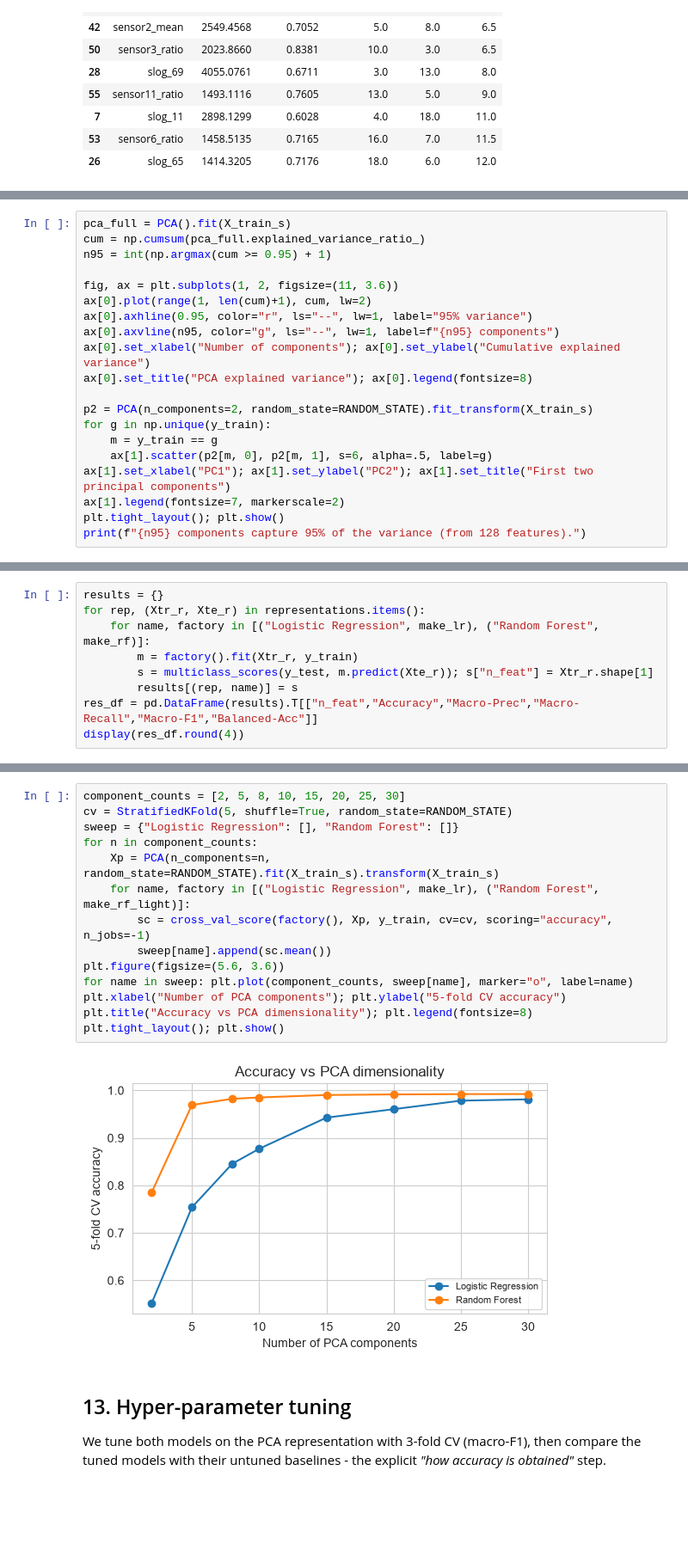
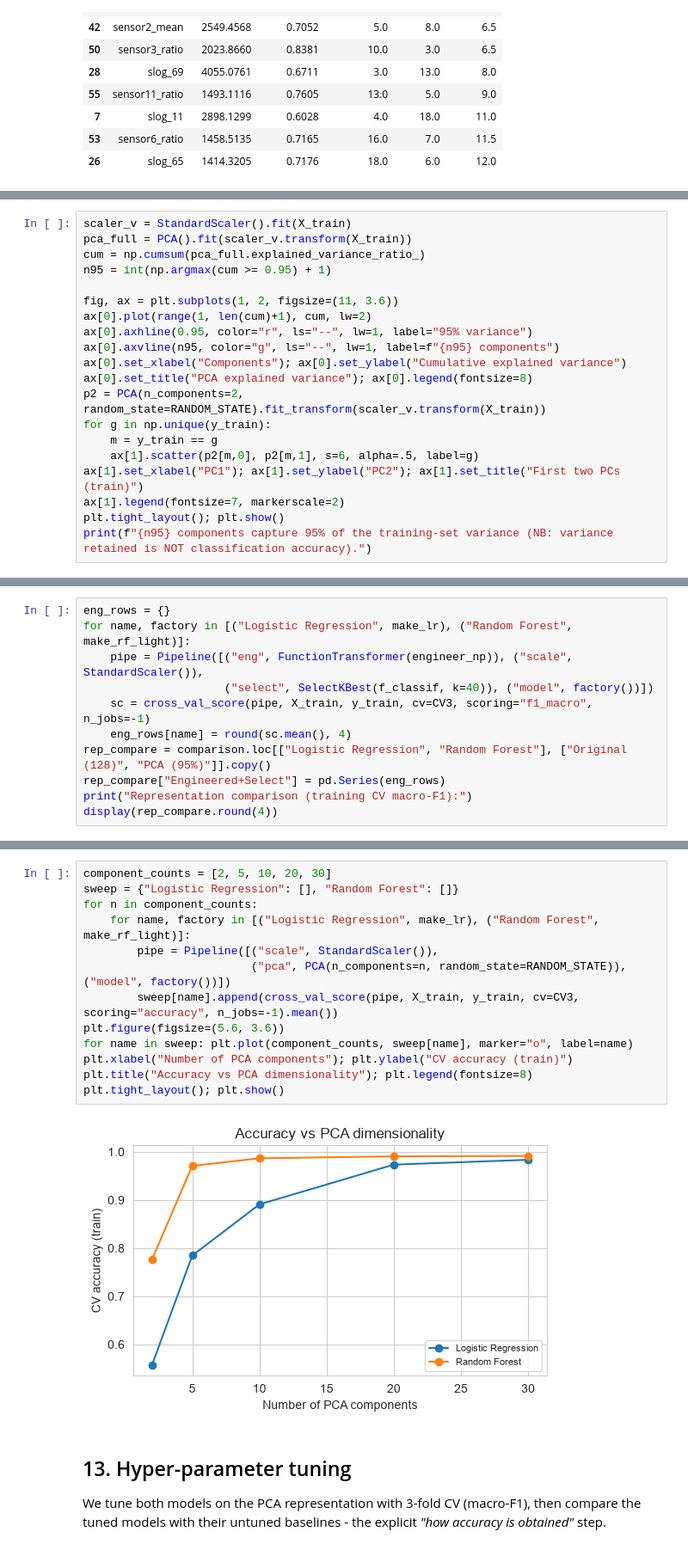
Before and after one commit to IT21361036/FML-Assignment, a Jupyter notebook: FML_Assignment.ipynb, the cells around one changed output, grey strips where cells are left out. Shown at 86% size. Saved outputs shown, nothing was run; the diff lists cells and outputs as text; blank space fills up the shorter version.

```diff
--- a/FML_Assignment.ipynb
+++ b/FML_Assignment.ipynb
@@ -389,5 +379,6 @@ component sweep validated with cross-validation.
 # %%
-pca_full = PCA().fit(X_train_s)
+scaler_v = StandardScaler().fit(X_train)
+pca_full = PCA().fit(scaler_v.transform(X_train))
 cum = np.cumsum(pca_full.explained_variance_ratio_)
 n95 = int(np.argmax(cum >= 0.95) + 1)
 
@@ -395,15 +386,14 @@ fig, ax = plt.subplots(1, 2, figsize=(11, 3.6))
 ax[0].plot(range(1, len(cum)+1), cum, lw=2)
 ax[0].axhline(0.95, color="r", ls="--", lw=1, label="95% variance")
 ax[0].axvline(n95, color="g", ls="--", lw=1, label=f"{n95} components")
-ax[0].set_xlabel("Number of components"); ax[0].set_ylabel("Cumulative explained variance")
+ax[0].set_xlabel("Components"); ax[0].set_ylabel("Cumulative explained variance")
 ax[0].set_title("PCA explained variance"); ax[0].legend(fontsize=8)
-
-p2 = PCA(n_components=2, random_state=RANDOM_STATE).fit_transform(X_train_s)
+p2 = PCA(n_components=2, random_state=RANDOM_STATE).fit_transform(scaler_v.transform(X_train))
 for g in np.unique(y_train):
     m = y_train == g
-    ax[1].scatter(p2[m, 0], p2[m, 1], s=6, alpha=.5, label=g)
-ax[1].set_xlabel("PC1"); ax[1].set_ylabel("PC2"); ax[1].set_title("First two principal components")
+    ax[1].scatter(p2[m,0], p2[m,1], s=6, alpha=.5, label=g)
+ax[1].set_xlabel("PC1"); ax[1].set_ylabel("PC2"); ax[1].set_title("First two PCs (train)")
 ax[1].legend(fontsize=7, markerscale=2)
 plt.tight_layout(); plt.show()
-print(f"{n95} components capture 95% of the variance (from 128 features).")
+print(f"{n95} components capture 95% of the training-set variance (NB: variance retained is NOT classification accuracy).")
 # %% [output]
@@ -485,10 +480,12 @@ compute. Both use `class_weight` to respect the mild imbalance.
 # %%
-results = {}
-for rep, (Xtr_r, Xte_r) in representations.items():
-    for name, factory in [("Logistic Regression", make_lr), ("Random Forest", make_rf)]:
-        m = factory().fit(Xtr_r, y_train)
-        s = multiclass_scores(y_test, m.predict(Xte_r)); s["n_feat"] = Xtr_r.shape[1]
-        results[(rep, name)] = s
-res_df = pd.DataFrame(results).T[["n_feat","Accuracy","Macro-Prec","Macro-Recall","Macro-F1","Balanced-Acc"]]
-display(res_df.round(4))
+eng_rows = {}
+for name, factory in [("Logistic Regression", make_lr), ("Random Forest", make_rf_light)]:
+    pipe = Pipeline([("eng", FunctionTransformer(engineer_np)), ("scale", StandardScaler()),
+                     ("select", SelectKBest(f_classif, k=40)), ("model", factory())])
+    sc = cross_val_score(pipe, X_train, y_train, cv=CV3, scoring="f1_macro", n_jobs=-1)
+    eng_rows[name] = round(sc.mean(), 4)
+rep_compare = comparison.loc[["Logistic Regression", "Random Forest"], ["Original (128)", "PCA (95%)"]].copy()
+rep_compare["Engineered+Select"] = pd.Series(eng_rows)
+print("Representation comparison (training CV macro-F1):")
+display(rep_compare.round(4))
 # %% [output]
@@ -506,19 +507,18 @@ The CV sweeps use a lighter forest for speed.
 # %%
-component_counts = [2, 5, 8, 10, 15, 20, 25, 30]
-cv = StratifiedKFold(5, shuffle=True, random_state=RANDOM_STATE)
+component_counts = [2, 5, 10, 20, 30]
 sweep = {"Logistic Regression": [], "Random Forest": []}
 for n in component_counts:
-    Xp = PCA(n_components=n, random_state=RANDOM_STATE).fit(X_train_s).transform(X_train_s)
     for name, factory in [("Logistic Regression", make_lr), ("Random Forest", make_rf_light)]:
-        sc = cross_val_score(factory(), Xp, y_train, cv=cv, scoring="accuracy", n_jobs=-1)
-        sweep[name].append(sc.mean())
+        pipe = Pipeline([("scale", StandardScaler()),
+                         ("pca", PCA(n_components=n, random_state=RANDOM_STATE)), ("model", factory())])
+        sweep[name].append(cross_val_score(pipe, X_train, y_train, cv=CV3, scoring="accuracy", n_jobs=-1).mean())
 plt.figure(figsize=(5.6, 3.6))
 for name in sweep: plt.plot(component_counts, sweep[name], marker="o", label=name)
-plt.xlabel("Number of PCA components"); plt.ylabel("5-fold CV accuracy")
+plt.xlabel("Number of PCA components"); plt.ylabel("CV accuracy (train)")
 plt.title("Accuracy vs PCA dimensionality"); plt.legend(fontsize=8)
 plt.tight_layout(); plt.show()
 # %% [output]
-[figure, old version]
+[figure, new version]
 # %% [markdown]
 ## 13. Hyper-parameter tuning
 
```
Also changed, not shown: parts of 16 cells of this notebook.
